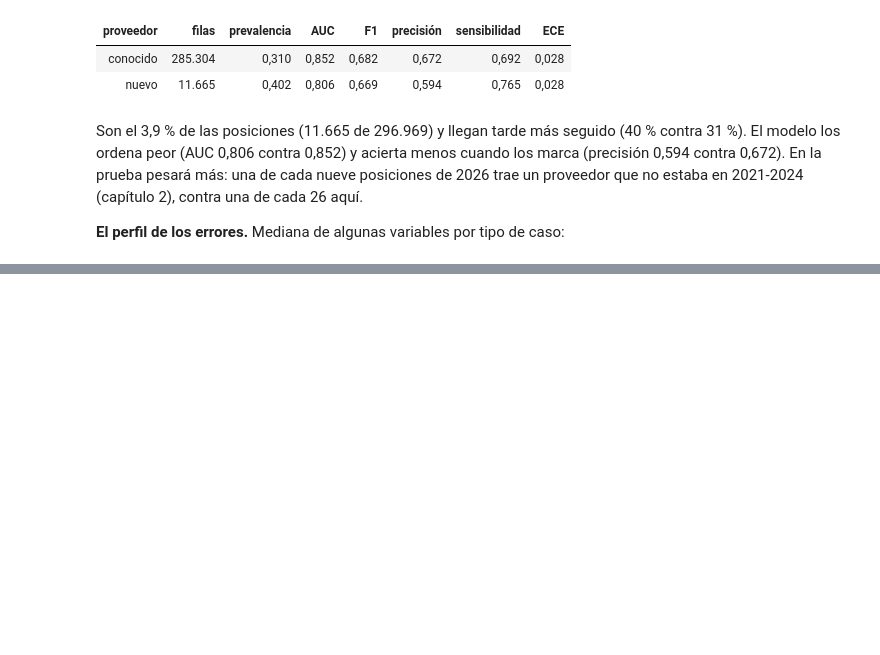
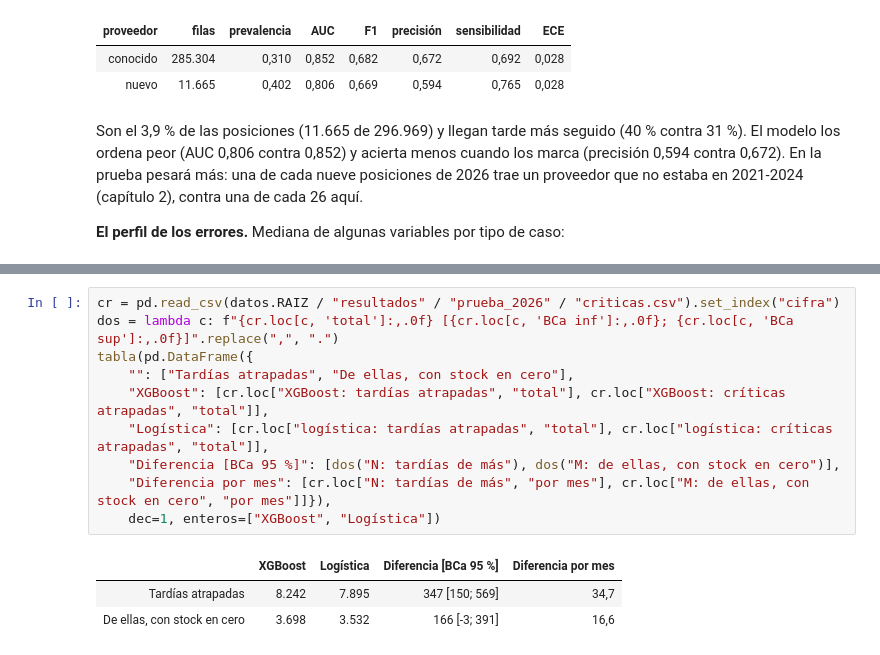
Before and after one commit to ddcarbono/otif-compras-ml, a Jupyter notebook: book/03b_112_combinaciones.ipynb, the cells around one changed output, grey strips where cells are left out. Cells and saved outputs as stored; diff of their text form; blank space fills up the shorter version.

Commit message:
Por qué XGBoost y no la logística con N y M (criticas.csv), capítulo 10 con siete conjuntos públicos, lámina 19 nueva

```diff
--- a/book/03b_112_combinaciones.ipynb
+++ b/book/03b_112_combinaciones.ipynb
@@ -485,0 +492,14 @@ aleatoria. El capítulo siguiente lo mide en la prueba 2026 y lo explica con SHA
+# %%
+cr = pd.read_csv(datos.RAIZ / "resultados" / "prueba_2026" / "criticas.csv").set_index("cifra")
+dos = lambda c: f"{cr.loc[c, 'total']:,.0f} [{cr.loc[c, 'BCa inf']:,.0f}; {cr.loc[c, 'BCa sup']:,.0f}]".replace(",", ".")
+tabla(pd.DataFrame({
+    "": ["Tardías atrapadas", "De ellas, con stock en cero"],
+    "XGBoost": [cr.loc["XGBoost: tardías atrapadas", "total"], cr.loc["XGBoost: críticas atrapadas", "total"]],
+    "Logística": [cr.loc["logística: tardías atrapadas", "total"], cr.loc["logística: críticas atrapadas", "total"]],
+    "Diferencia [BCa 95 %]": [dos("N: tardías de más"), dos("M: de ellas, con stock en cero")],
+    "Diferencia por mes": [cr.loc["N: tardías de más", "por mes"], cr.loc["M: de ellas, con stock en cero", "por mes"]]}),
+    dec=1, enteros=["XGBoost", "Logística"])
+# %% [output]
+|  | XGBoost | Logística | Diferencia [BCa 95 %] | Diferencia por mes |
+| Tardías atrapadas | 8.242 | 7.895 | 347 [150; 569] | 34,7 |
+| De ellas, con stock en cero | 3.698 | 3.532 | 166 [-3; 391] | 16,6 |
```
Also changed, not shown: parts of 3 cells of this notebook, 30 other files.
